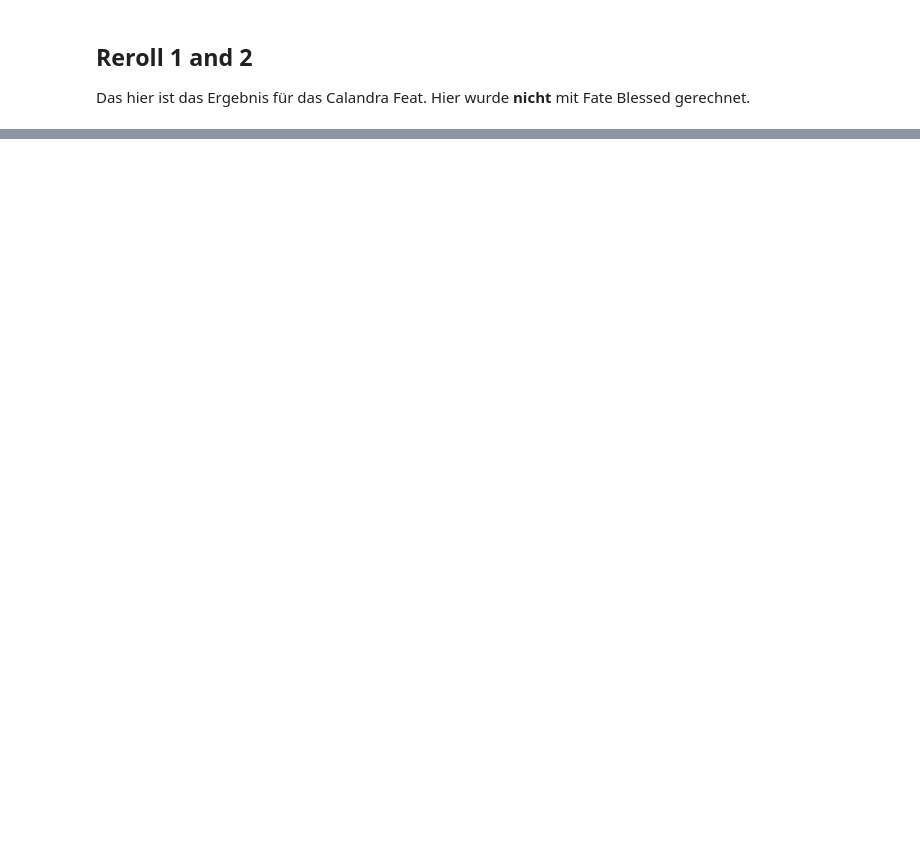
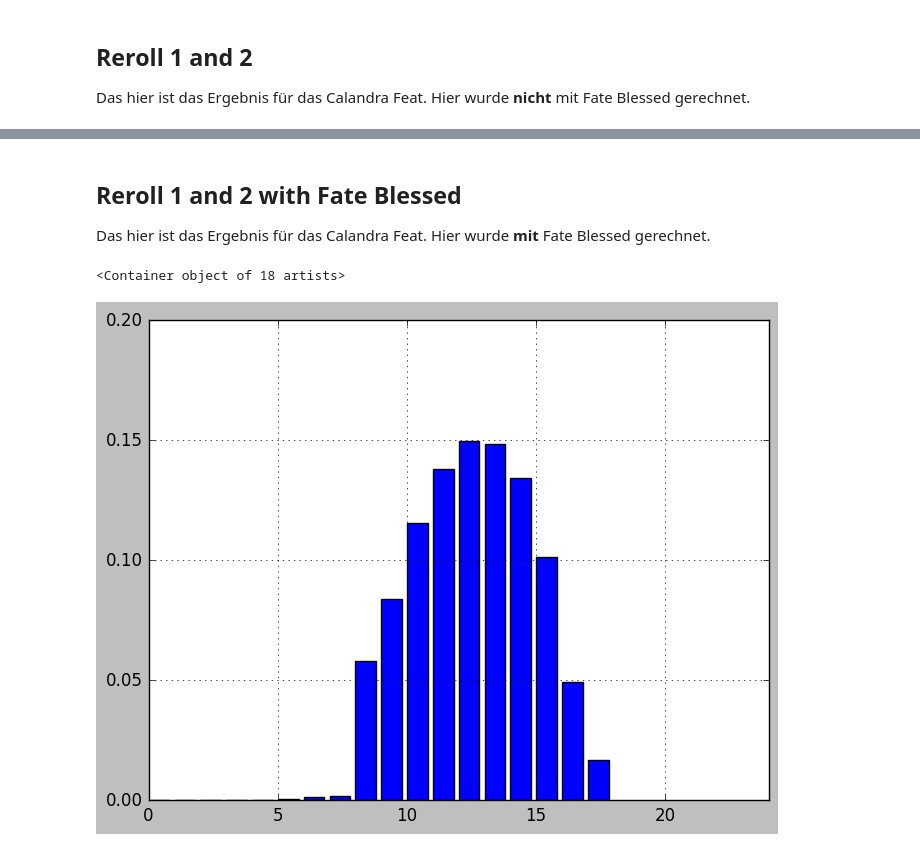
Before and after one commit to cmg-dev/dice_statistsics, a Jupyter notebook: 3d6 Calandra Feat VS. 4d6.ipynb, the cells around one changed output, grey strips where cells are left out. Saved outputs shown, nothing was run; the diff lists cells and outputs as text; code cells hidden in the pictures; blank space fills up the shorter version.

```diff
--- a/3d6 Calandra Feat VS. 4d6.ipynb
+++ b/3d6 Calandra Feat VS. 4d6.ipynb
@@ -52,0 +94,15 @@ Hier wurde **nicht** mit Fate Blessed gerechnet.
+# %% [markdown]
+## Reroll 1 and 2 with Fate Blessed
+
+Das hier ist das Ergebnis für das Calandra Feat.
+Hier wurde **mit** Fate Blessed gerechnet.
+# %%
+result_1and2_rerolled_andFB = roll_Nd6_reroll_1_and_2_and_fate_blessed(50000, 3)
+fig, ax = plt.subplots()
+ax.set_ylim([0,.2])
+ax.set_xlim([0,x_max])
+ax.grid(True)
+ax.bar(np.arange(6*3), result_1and2_rerolled_andFB)
+# %% [output]
+<Container object of 18 artists>
+[figure, added]
```
Also changed, not shown: parts of 8 cells of this notebook.
